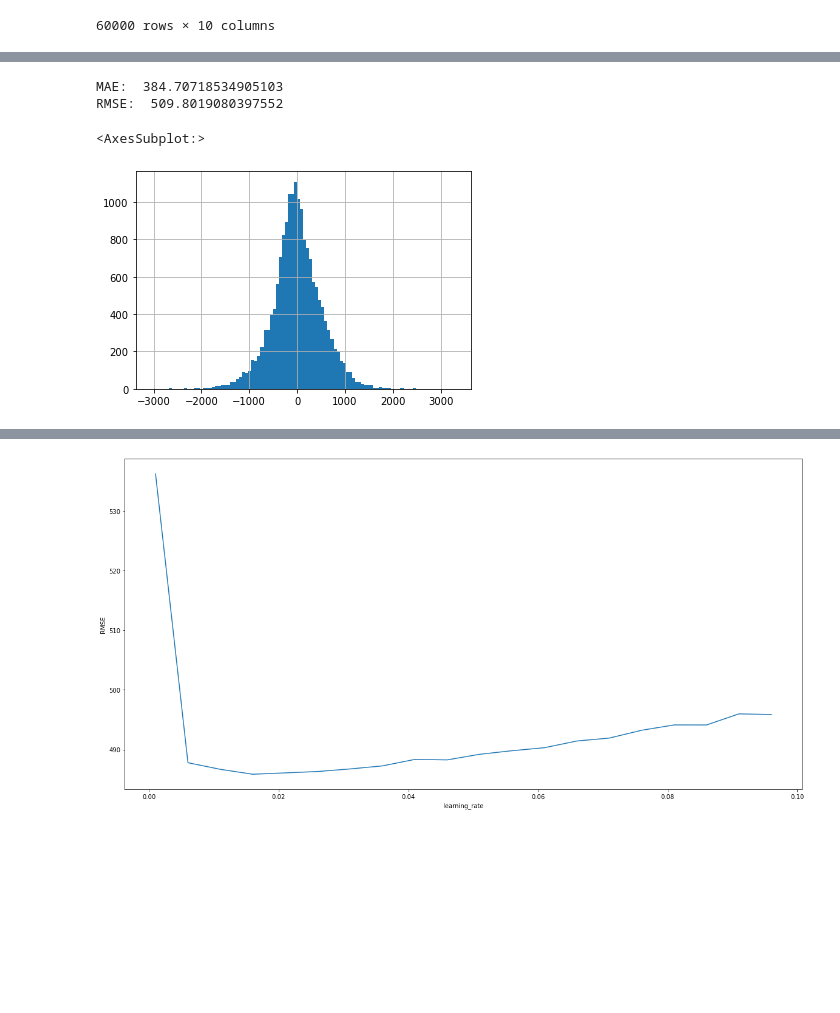
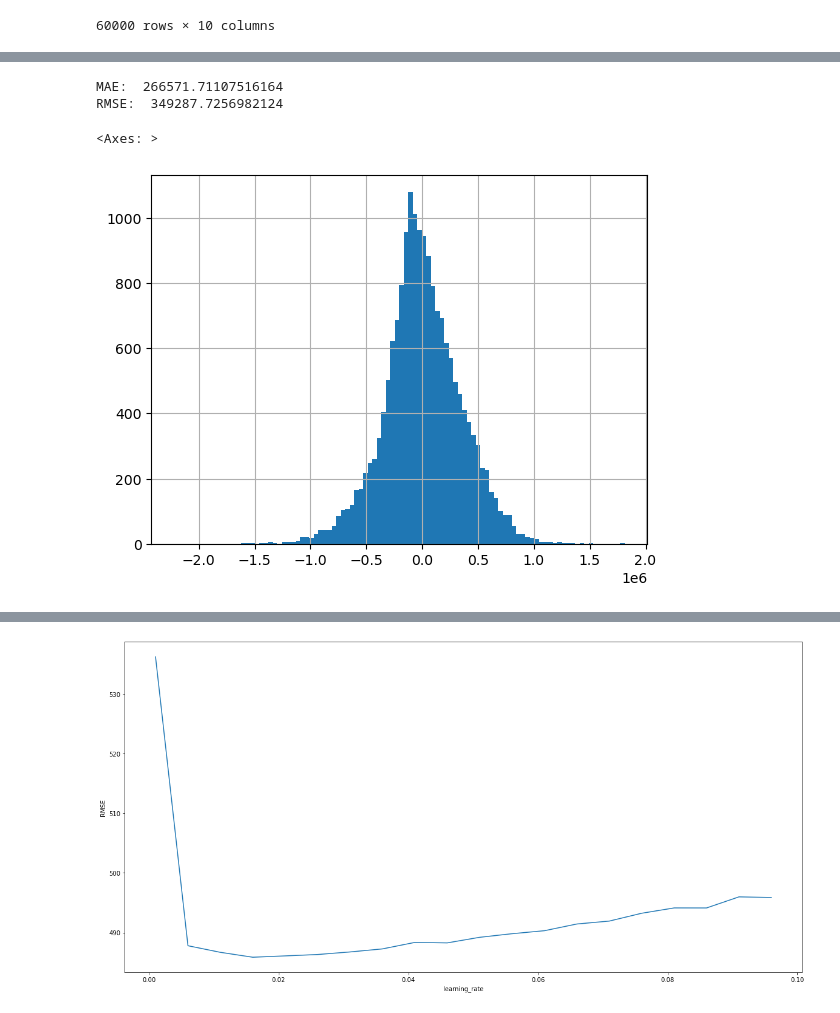
Before and after one commit to Concyclics/NUS-CS5228-project, a Jupyter notebook: final_project.ipynb, the cells around one changed output, grey strips where cells are left out. Cells and saved outputs as stored; diff of their text form; code cells hidden in the pictures; blank space fills up the shorter version.

```diff
--- a/final_project.ipynb
+++ b/final_project.ipynb
@@ -395,7 +319,7 @@ def data_preprocess(df):
     df['rent_date'] = pd.to_datetime(df['rent_approval_date']).dt.year + pd.to_datetime(df['rent_approval_date']).dt.month/12
     df.drop(['rent_approval_date'], axis=1, inplace=True)
 
-    df = df[['block', 'street_name', 'flat_type', 'town', 'floor_area_sqm', 'planning_area','subzone', 'rent_approval_date_mean', 'price','rent_date']]
+    df = df[['street_name', 'flat_type', 'town', 'floor_area_sqm', 'planning_area','subzone', 'rent_approval_date_mean', 'price','rent_date']]
 
     return df
 # %%
@@ -471,7 +382,7 @@ from scipy import stats
 
 z_scores = stats.zscore(df_train_X)
 
-threshold = 3
+threshold = 2
 
 outlier_indices = np.where(np.abs(z_scores) > threshold)[0]
 print(len(outlier_indices))
@@ -512,11 +423,17 @@ from sklearn.metrics import mean_squared_error
 # %%
 #cut 30% data as validation set
 X_train, X_val, y_train, y_val = train_test_split(df_train_X, df_train_y, test_size=0.3, random_state=19260817)
+# %%
+#normalize y
+y_mean = y_train.mean()
+y_std = y_train.std()
+y_train = (y_train - y_mean) / y_std
+y_val = (y_val - y_mean) / y_std
 # %%
 from xgboost import XGBRegressor
 xgb_regressor = XGBRegressor(
-    n_estimators=1000,
-    learning_rate=0.01,
+    n_estimators=10000,
+    learning_rate=0.0005,
     )
 xgb_regressor.fit(X_train, y_train)
 y_pred = xgb_regressor.predict(X_val)
@@ -547,23 +492,32 @@ submission.to_csv('submission.csv', index=False)
 # %%
 from sklearn.tree import DecisionTreeRegressor
 from sklearn.ensemble import RandomForestRegressor
 from sklearn.ensemble import GradientBoostingRegressor
 
-model = DecisionTreeRegressor()
-model = RandomForestRegressor()
+#model = DecisionTreeRegressor()
+model = RandomForestRegressor(
+    n_estimators=10000,
+    max_depth=10,
+    min_samples_split=100,
+    min_samples_leaf=100,
+    bootstrap=True,
+    n_jobs=-1,
+    random_state=19260817,)
 #model = GradientBoostingRegressor()
 
 model.fit(X_train, y_train)
 y_pred = model.predict(X_val)
+y_pred = y_pred * y_std + y_mean
+y_val = y_val * y_std + y_mean
 print('MAE: ', mean_absolute_error(y_val, y_pred))
 print('RMSE: ', np.sqrt(mean_squared_error(y_val, y_pred)))
 df_plot_diff = pd.DataFrame({'y_val': y_val, 'y_pred': y_pred})
 df_plot_diff['diff'] = df_plot_diff['y_val'] - df_plot_diff['y_pred']
 df_plot_diff['diff'].hist(bins=100)
 # %% [output]
-MAE:  384.70718534905103
-RMSE:  509.8019080397552
+MAE:  266571.71107516164
+RMSE:  349287.7256982124
-<AxesSubplot:>
+<Axes: >
-[figure, old version]
+[figure, new version]
 # %%
 LGBM = LGBMRegressor(
```
Also changed, not shown: parts of 20 cells of this notebook, 2 other files.
